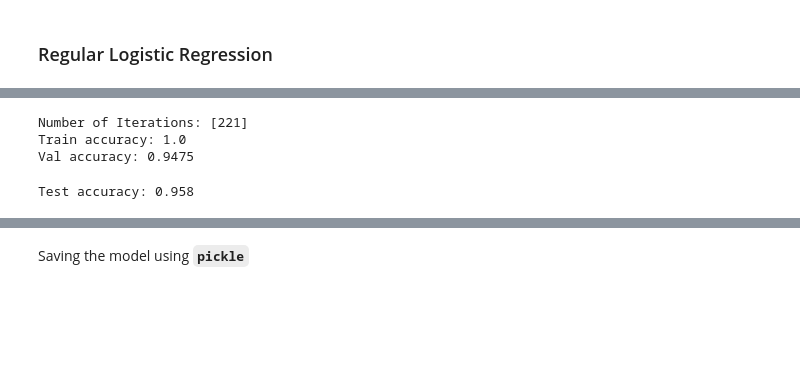
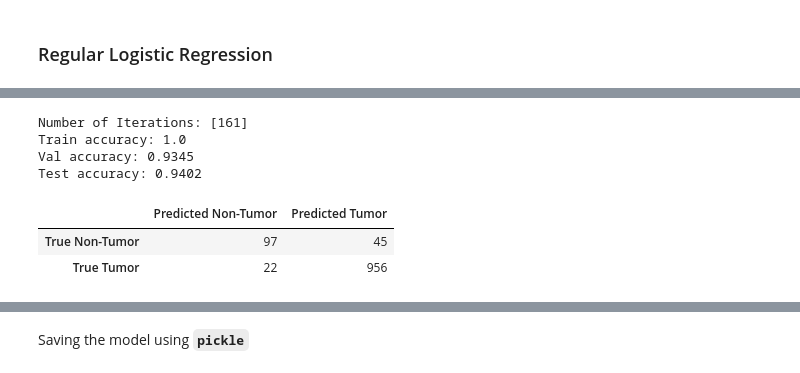
Before and after one commit to BilalMunir23/Tumor_Classifier, a Jupyter notebook: Capstone Data Exploration (224x224).ipynb, the cells around one changed output, grey strips where cells are left out. Cells and saved outputs as stored; diff of their text form; code cells hidden in the pictures; blank space fills up the shorter version.

```diff
--- a/Capstone Data Exploration (224x224).ipynb
+++ b/Capstone Data Exploration (224x224).ipynb
@@ -624,16 +598,33 @@ logreg = LogisticRegression(C=100, max_iter=10000).fit(X_train, y_train)
 # Getting the train and validation accuracies
 logreg_train_acc = logreg.score(X_train, y_train)
 logreg_val_acc = logreg.score(X_val, y_val)
+logreg_test_acc = logreg.score(X_test, y_test)
 
 print(f"Number of Iterations: {logreg.n_iter_}")
 print(f"Train accuracy: {round(logreg_train_acc, 4)}")
 print(f"Val accuracy: {round(logreg_val_acc, 4)}")
+print(f"Test accuracy: {round(logreg_test_acc, 4)}")
 # %% [output]
-Number of Iterations: [221]
+Number of Iterations: [161]
 Train accuracy: 1.0
-Val accuracy: 0.9475
+Val accuracy: 0.9345
+Test accuracy: 0.9402
-# %%
-logreg_test_acc = logreg.score(X_test, y_test)
-print(f"Test accuracy: {round(logreg_test_acc, 4)}")
-# %% [output]
-Test accuracy: 0.958
+# %%
+# Predicting whether there is a tumor or not.
+y_preds = logreg.predict(X_test)
+
+# Generate confusion matrix
+cf_matrix = confusion_matrix(y_test, y_preds)
+
+# label rows and columns
+cf_df = pd.DataFrame(
+    cf_matrix,
+    columns=["Predicted Non-Tumor", "Predicted Tumor"],
+    index=["True Non-Tumor", "True Tumor"]
+)
+
+display(cf_df)
+# %% [output]
+|  | Predicted Non-Tumor | Predicted Tumor |
+| True Non-Tumor | 97 | 45 |
+| True Tumor | 22 | 956 |
```
Also changed, not shown: parts of 21 cells of this notebook, 7 other files.
